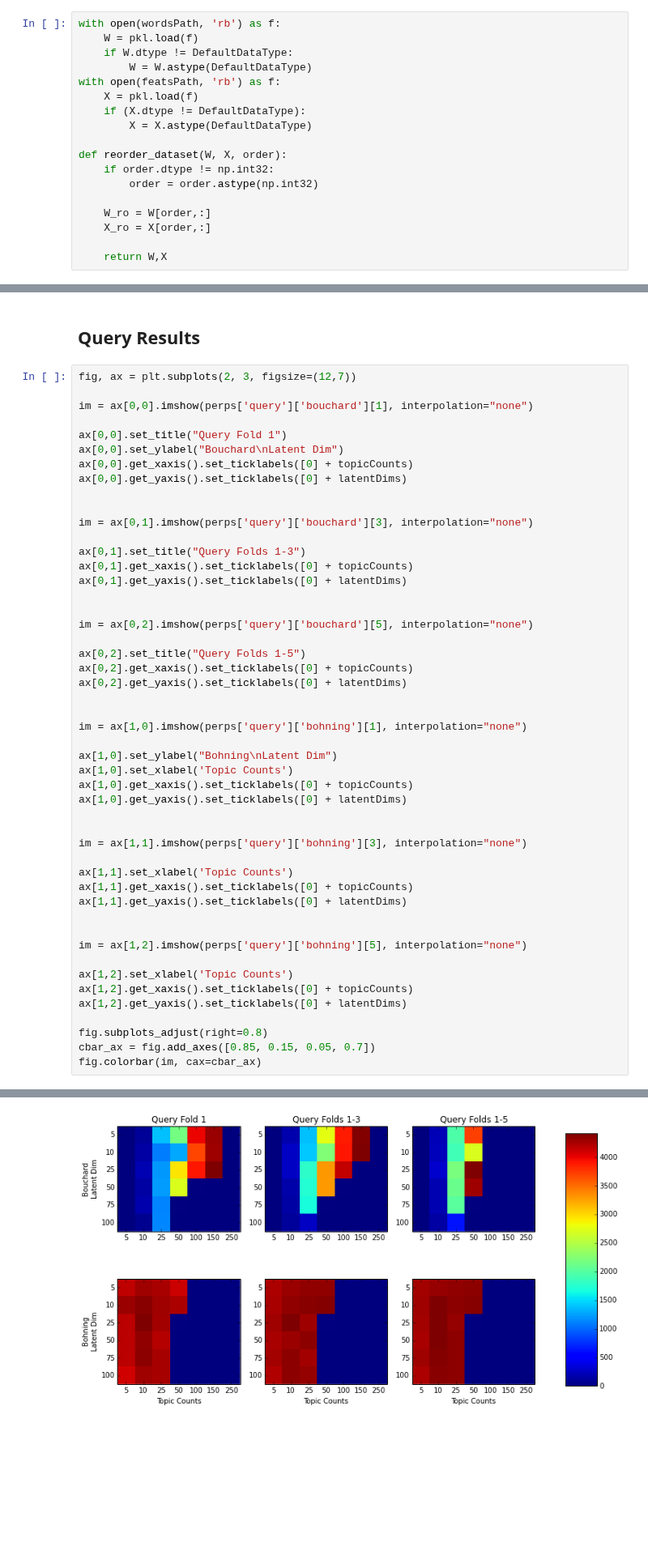
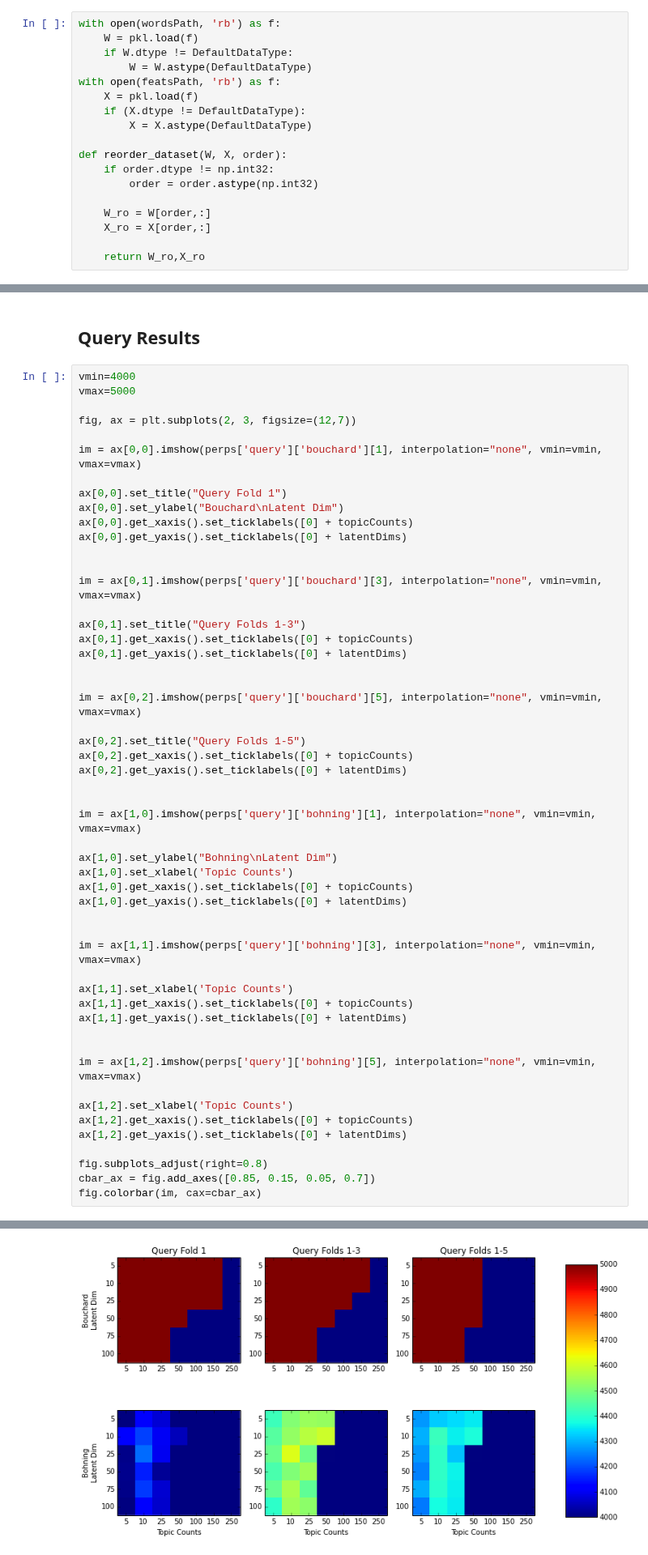
Before and after one commit to budgefeeney/sidetopics, a Jupyter notebook: src/notebooks/Perplexity Comparisons.ipynb, the cells around one changed output, grey strips where cells are left out. Shown at 81% size. Saved outputs shown, nothing was run; the diff lists cells and outputs as text; blank space fills up the shorter version.

```diff
--- a/src/notebooks/Perplexity Comparisons.ipynb
+++ b/src/notebooks/Perplexity Comparisons.ipynb
@@ -440,7 +391,7 @@ def reorder_dataset(W, X, order):
     W_ro = W[order,:]
     X_ro = X[order,:]
 
-    return W,X
+    return W_ro,X_ro
 # %%
 D,T = W.shape
 _,F = X.shape
@@ -571,9 +521,12 @@ with open (perpsPicklePath + os.path.sep + 'stm-perps.pkl', 'wb') as f:
 # %% [markdown]
 ## Query Results
 # %%
+vmin=4000
+vmax=5000
+
 fig, ax = plt.subplots(2, 3, figsize=(12,7))
 
-im = ax[0,0].imshow(perps['query']['bouchard'][1], interpolation="none")
+im = ax[0,0].imshow(perps['query']['bouchard'][1], interpolation="none", vmin=vmin, vmax=vmax)
 
 ax[0,0].set_title("Query Fold 1")
 ax[0,0].set_ylabel("Bouchard\nLatent Dim")
@@ -581,45 +534,45 @@ ax[0,0].get_xaxis().set_ticklabels([0] + topicCounts)
 ax[0,0].get_yaxis().set_ticklabels([0] + latentDims)
 
 
-im = ax[0,1].imshow(perps['query']['bouchard'][3], interpolation="none")
+im = ax[0,1].imshow(perps['query']['bouchard'][3], interpolation="none", vmin=vmin, vmax=vmax)
 
 ax[0,1].set_title("Query Folds 1-3")
 ax[0,1].get_xaxis().set_ticklabels([0] + topicCounts)
 ax[0,1].get_yaxis().set_ticklabels([0] + latentDims)
 
 
-im = ax[0,2].imshow(perps['query']['bouchard'][5], interpolation="none")
+im = ax[0,2].imshow(perps['query']['bouchard'][5], interpolation="none", vmin=vmin, vmax=vmax)
 
 ax[0,2].set_title("Query Folds 1-5")
 ax[0,2].get_xaxis().set_ticklabels([0] + topicCounts)
 ax[0,2].get_yaxis().set_ticklabels([0] + latentDims)
 
 
-im = ax[1,0].imshow(perps['query']['bohning'][1], interpolation="none")
+im = ax[1,0].imshow(perps['query']['bohning'][1], interpolation="none", vmin=vmin, vmax=vmax)
 
 ax[1,0].set_ylabel("Bohning\nLatent Dim")
 ax[1,0].set_xlabel('Topic Counts')
 ax[1,0].get_xaxis().set_ticklabels([0] + topicCounts)
 ax[1,0].get_yaxis().set_ticklabels([0] + latentDims)
 
 
-im = ax[1,1].imshow(perps['query']['bohning'][3], interpolation="none")
+im = ax[1,1].imshow(perps['query']['bohning'][3], interpolation="none", vmin=vmin, vmax=vmax)
 
 ax[1,1].set_xlabel('Topic Counts')
 ax[1,1].get_xaxis().set_ticklabels([0] + topicCounts)
 ax[1,1].get_yaxis().set_ticklabels([0] + latentDims)
 
 
-im = ax[1,2].imshow(perps['query']['bohning'][5], interpolation="none")
+im = ax[1,2].imshow(perps['query']['bohning'][5], interpolation="none", vmin=vmin, vmax=vmax)
 
 ax[1,2].set_xlabel('Topic Counts')
 ax[1,2].get_xaxis().set_ticklabels([0] + topicCounts)
 ax[1,2].get_yaxis().set_ticklabels([0] + latentDims)
 
 fig.subplots_adjust(right=0.8)
 cbar_ax = fig.add_axes([0.85, 0.15, 0.05, 0.7])
 fig.colorbar(im, cax=cbar_ax)
 # %% [output]
 <matplotlib.colorbar.Colorbar at 0x...>
-[figure, old version]
+[figure, new version]
 # %%
```
Also changed, not shown: parts of 22 cells of this notebook.
